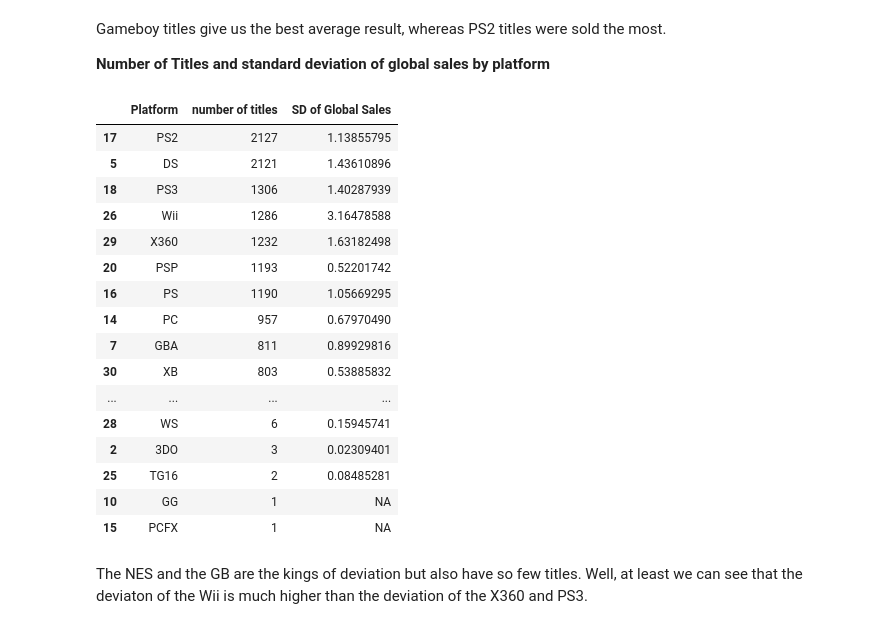
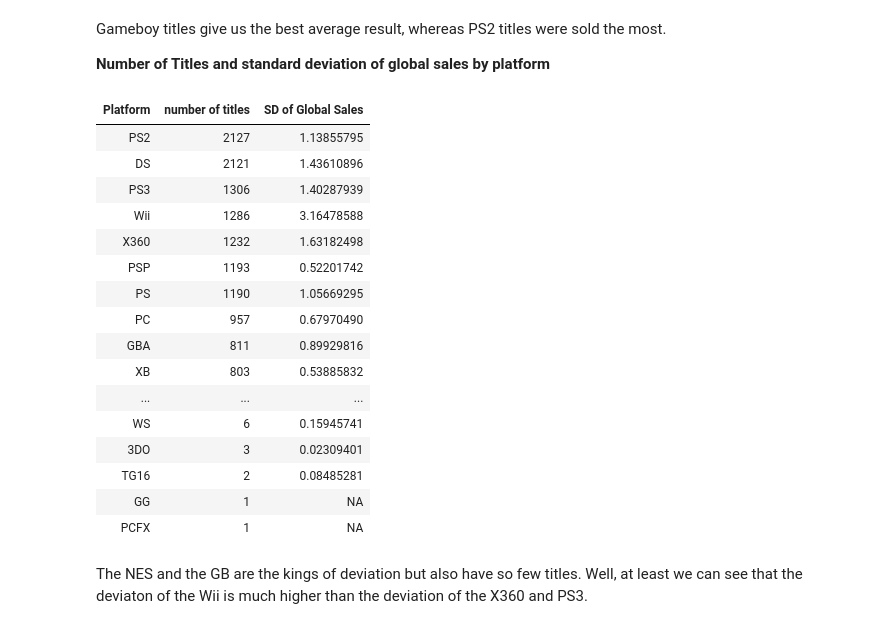
Before and after one commit to FiLeonard/example-game-sale-analysis, a Jupyter notebook: Game Sales Analysis.ipynb, the cells around one changed output. Saved outputs shown, nothing was run; the diff lists cells and outputs as text; code cells hidden in the pictures.

```diff
--- a/Game Sales Analysis.ipynb
+++ b/Game Sales Analysis.ipynb
@@ -269,30 +238,32 @@ Gameboy titles give us the best average result, whereas PS2 titles were sold the
 # %%
 temp1 <- aggregate(Global_Sales~Platform, data=sales, FUN=length)
 temp2 <- aggregate(Global_Sales~Platform, data=sales, FUN=sd)
 
 colnames(temp1)[2] <- "number of titles"
 colnames(temp2)[2] <- "SD of Global Sales"
 
 temp3 <- merge(temp1,temp2, id="Platform")
-temp3[order(-temp3[2]),]
+temp3 <- temp3[order(-temp3[2]),]
+rownames(temp3) <- NULL
+temp3
 # %% [output]
-|  | Platform | number of titles | SD of Global Sales |
-| 17 | PS2 | 2127 | 1.13855795 |
-| 5 | DS | 2121 | 1.43610896 |
-| 18 | PS3 | 1306 | 1.40287939 |
-| 26 | Wii | 1286 | 3.16478588 |
-| 29 | X360 | 1232 | 1.63182498 |
-| 20 | PSP | 1193 | 0.52201742 |
-| 16 | PS | 1190 | 1.05669295 |
-| 14 | PC | 957 | 0.67970490 |
-| 7 | GBA | 811 | 0.89929816 |
-| 30 | XB | 803 | 0.53885832 |
-| ... | ... | ... | ... |
-| 28 | WS | 6 | 0.15945741 |
-| 2 | 3DO | 3 | 0.02309401 |
-| 25 | TG16 | 2 | 0.08485281 |
-| 10 | GG | 1 | NA |
-| 15 | PCFX | 1 | NA |
+| Platform | number of titles | SD of Global Sales |
+| PS2 | 2127 | 1.13855795 |
+| DS | 2121 | 1.43610896 |
+| PS3 | 1306 | 1.40287939 |
+| Wii | 1286 | 3.16478588 |
+| X360 | 1232 | 1.63182498 |
+| PSP | 1193 | 0.52201742 |
+| PS | 1190 | 1.05669295 |
+| PC | 957 | 0.67970490 |
+| GBA | 811 | 0.89929816 |
+| XB | 803 | 0.53885832 |
+| ... | ... | ... |
+| WS | 6 | 0.15945741 |
+| 3DO | 3 | 0.02309401 |
+| TG16 | 2 | 0.08485281 |
+| GG | 1 | NA |
+| PCFX | 1 | NA |
 # %% [markdown]
 The NES and the GB are the kings of deviation but also have so few titles.
 Well, at least we can see that the deviaton of the Wii is much higher than the deviation of the X360 and PS3.
```
Also changed, not shown: parts of 16 cells of this notebook.
